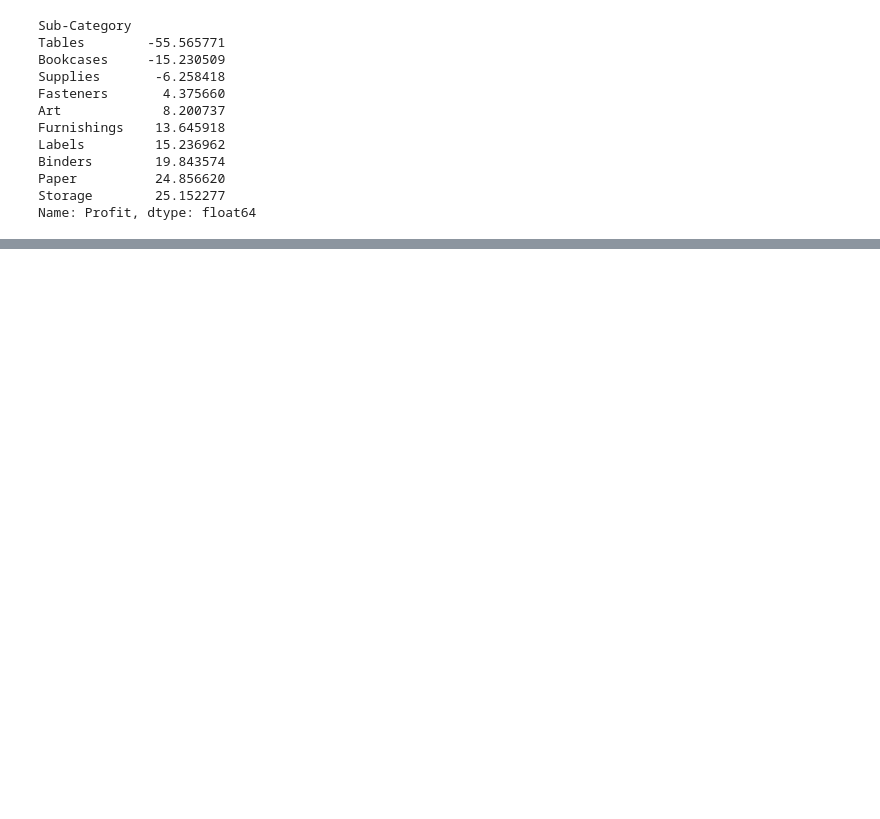
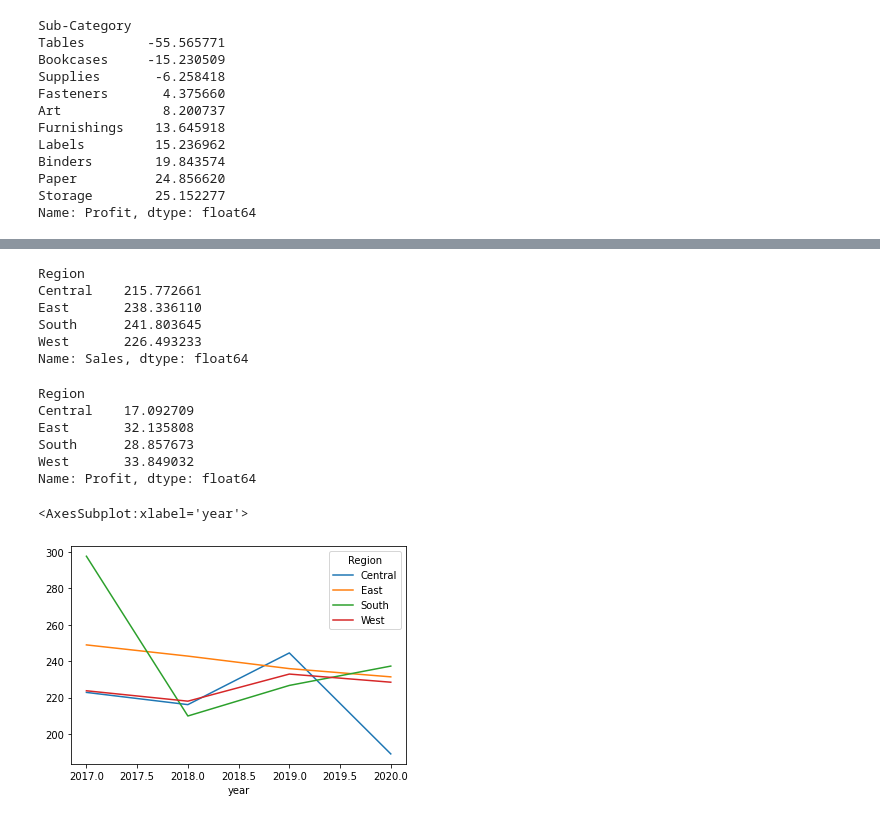
Before and after one commit to zeeshanhaider743/Customer-Segmentation, a Jupyter notebook: EDA customer Segmentation.ipynb, the cells around one changed output, grey strips where cells are left out. Saved outputs shown, nothing was run; the diff lists cells and outputs as text; code cells hidden in the pictures; blank space fills up the shorter version.

```diff
--- a/EDA customer Segmentation.ipynb
+++ b/EDA customer Segmentation.ipynb
@@ -214,0 +236,23 @@ Name: Profit, dtype: float64
+# %%
+df.groupby(['Region'])['Sales'].mean()
+# %% [output]
+Region
+Central    215.772661
+East       238.336110
+South      241.803645
+West       226.493233
+Name: Sales, dtype: float64
+# %%
+df.groupby(['Region'])['Profit'].mean()
+# %% [output]
+Region
+Central    17.092709
+East       32.135808
+South      28.857673
+West       33.849032
+Name: Profit, dtype: float64
+# %%
+df.groupby(['year','Region'])['Sales'].mean().unstack().plot()
+# %% [output]
+<AxesSubplot:xlabel='year'>
+[figure, added]
```
Also changed, not shown: parts of 9 cells of this notebook.
